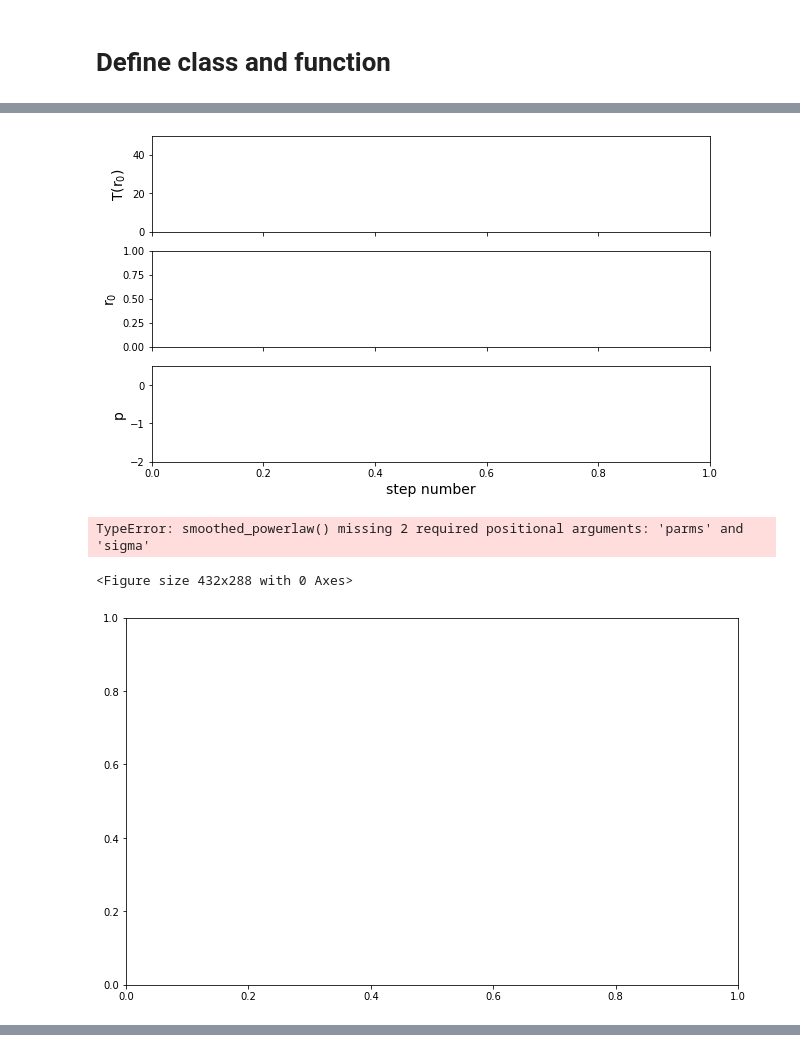
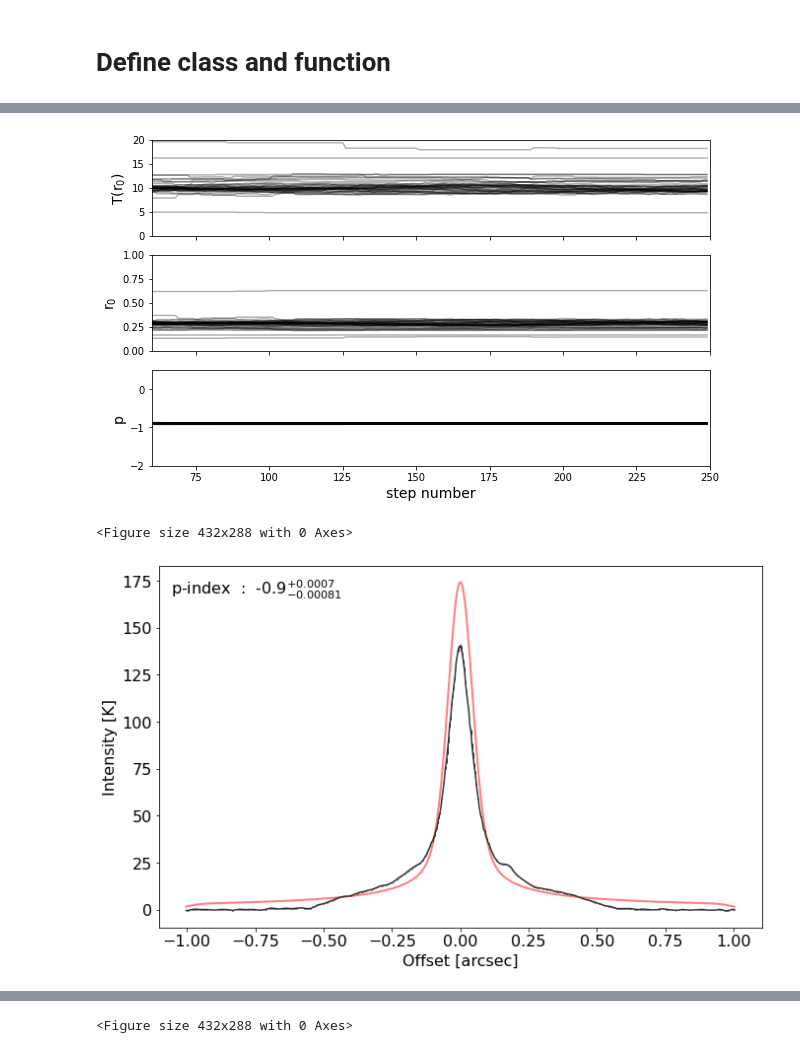
Before and after one commit to baobabyoo/Terada_GaussianMC, a Jupyter notebook: analysis/Tb_profile/Tb_fit.ipynb, the cells around one changed output, grey strips where cells are left out. Saved outputs shown, nothing was run; the diff lists cells and outputs as text; code cells hidden in the pictures.

Commit message:
moved the model function to outside of the class.

```diff
--- a/analysis/Tb_profile/Tb_fit.ipynb
+++ b/analysis/Tb_profile/Tb_fit.ipynb
@@ -611,22 +641,23 @@ def lnprob(parms, x, y, yerr, sigma, model_func):
 # %%
 # Data setup
-path = '../../cuts_profiles/'
+path     = '../../cuts_profiles/'
 filename = 'IRS63_b6_pa147.91_major.txt'
 
 # model setup
-init_parms = [10.0, 0.3, -0.9]
-model_func = smoothed_powerlaw
+init_parms   = [10.0, 0.3, -0.75]
+model_func   = powerlaw
+lnprior_func = lnprior
 
 # MCMC setup
-nwalkers        = 10   # need to be a few times larger than the number of free-parameters
-nsteps          = 1
-n_processor     = 10
-step_to_discard = 0
+nwalkers        = 40   # need to be a few times larger than the number of free-parameters
+nsteps          = 250
+n_processor     = 75
+step_to_discard = 60
 
 # Flow Control
 if_plotSampler   = True
-if_outputSamples = True
-if_MakeCorner    = False
+if_outputSamples = False
+if_MakeCorner    = True
 
 
 
@@ -639,12 +670,13 @@ test = profilefit()
 test.load_profile(filename = path + filename,
                   ifBrightness=True
                  )
-x, y, yerr = test.DataFrame.offset, test.DataFrame.intensity, test.DataFrame.intensity_err
 
 # initialize MCMC fittings
-test.initialize_mcmc(model_func, nwalkers=nwalkers, init_parms=init_parms)
-
-
+test.initialize_mcmc(
+                     model_func, lnprior_func,
+                     nwalkers    = nwalkers,
+                     init_parms  = init_parms,  # initial model parameters
+                    )
 
 ##### Initialize MCMC #######################################################################################
 ncpu = cpu_count()
@@ -658,11 +690,10 @@ if (n_processor < ncpu):
     sampler = emcee.EnsembleSampler(
                                     test.nwalkers,     # number of walkers
                                     len( test.parms ), # number of free-parameters
-                                    lnprob,            # function to evaluate log probability
-                                    args=(x, y, yerr, test.sigma, model_func), # Input data
+                                    test.lnprob,       # function to evaluate log probability
+                                    args = test.args,
                                     pool = pool        # Multi-processor
                                    )
-
 
 if (n_processor < ncpu):
 
@@ -682,7 +713,7 @@ if (n_processor < ncpu):
         test.plot_sampler(sampler,
                           labels = ['T(r$_{0}$)','r$_{0}$','p'],
                           plot_range = [
-                                        (0, 50.0),
+                                        (0, 20.0),
                                         (0, 1.0),
                                         (-2.0,0.5)
                                        ]
@@ -711,7 +742,7 @@ if (n_processor < ncpu):
                          plot_contours = True,
                          labels = ['T(r$_{0}$)','r$_{0}$','p'],
                          plot_range = [
-                                       (0, 50.0),
+                                       (0, 20.0),
                                        (0, 1.0),
                                        (-2.0,0.5)
                                       ]
@@ -725,4 +756,3 @@ You have 80 CPUs
-[figure, old version]
+[figure, new version]
-TypeError: smoothed_powerlaw() missing 2 required positional arguments: 'parms' and 'sigma'
 <Figure size 432x288 with 0 Axes>
-[figure, old version]
+[figure, new version]
@@ -728,0 +762 @@ TypeError: smoothed_powerlaw() missing 2 required positional arguments: 'parms'
+<Figure size 432x288 with 0 Axes>
```
Also changed, not shown: parts of 4 cells of this notebook, 4 other files.
